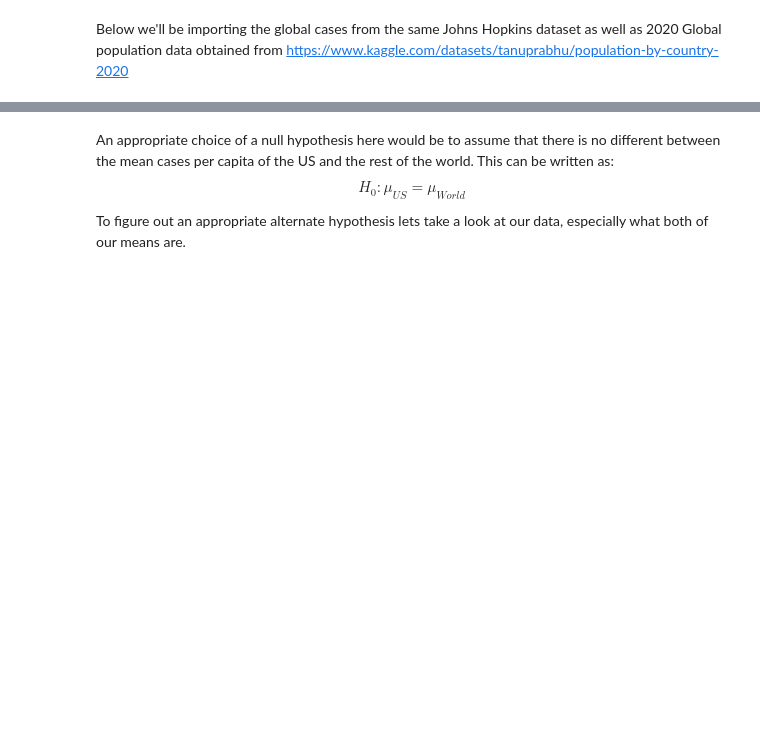
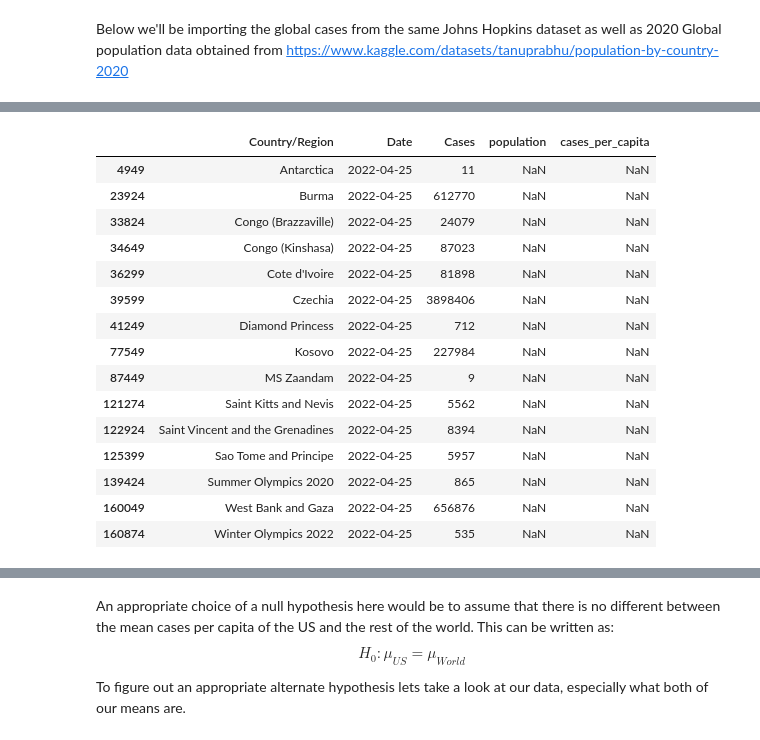
Before and after one commit to rwang0413/rwang4787.github.io, a Jupyter notebook: 320Final.ipynb, the cells around one changed output, grey strips where cells are left out. Saved outputs shown, nothing was run; the diff lists cells and outputs as text; code cells hidden in the pictures; blank space fills up the shorter version.

```diff
--- a/320Final.ipynb
+++ b/320Final.ipynb
@@ -458,0 +415,19 @@ datefilter_Global
+# %%
+datefilter_Global[datefilter_Global.isna().any(axis=1)]
+# %% [output]
+|  | Country/Region | Date | Cases | population | cases_per_capita |
+| 4949 | Antarctica | 2022-04-25 | 11 | NaN | NaN |
+| 23924 | Burma | 2022-04-25 | 612770 | NaN | NaN |
+| 33824 | Congo (Brazzaville) | 2022-04-25 | 24079 | NaN | NaN |
+| 34649 | Congo (Kinshasa) | 2022-04-25 | 87023 | NaN | NaN |
+| 36299 | Cote d'Ivoire | 2022-04-25 | 81898 | NaN | NaN |
+| 39599 | Czechia | 2022-04-25 | 3898406 | NaN | NaN |
+| 41249 | Diamond Princess | 2022-04-25 | 712 | NaN | NaN |
+| 77549 | Kosovo | 2022-04-25 | 227984 | NaN | NaN |
+| 87449 | MS Zaandam | 2022-04-25 | 9 | NaN | NaN |
+| 121274 | Saint Kitts and Nevis | 2022-04-25 | 5562 | NaN | NaN |
+| 122924 | Saint Vincent and the Grenadines | 2022-04-25 | 8394 | NaN | NaN |
+| 125399 | Sao Tome and Principe | 2022-04-25 | 5957 | NaN | NaN |
+| 139424 | Summer Olympics 2020 | 2022-04-25 | 865 | NaN | NaN |
+| 160049 | West Bank and Gaza | 2022-04-25 | 656876 | NaN | NaN |
+| 160874 | Winter Olympics 2022 | 2022-04-25 | 535 | NaN | NaN |
```
Also changed, not shown: parts of 31 cells of this notebook, 2 other files.
